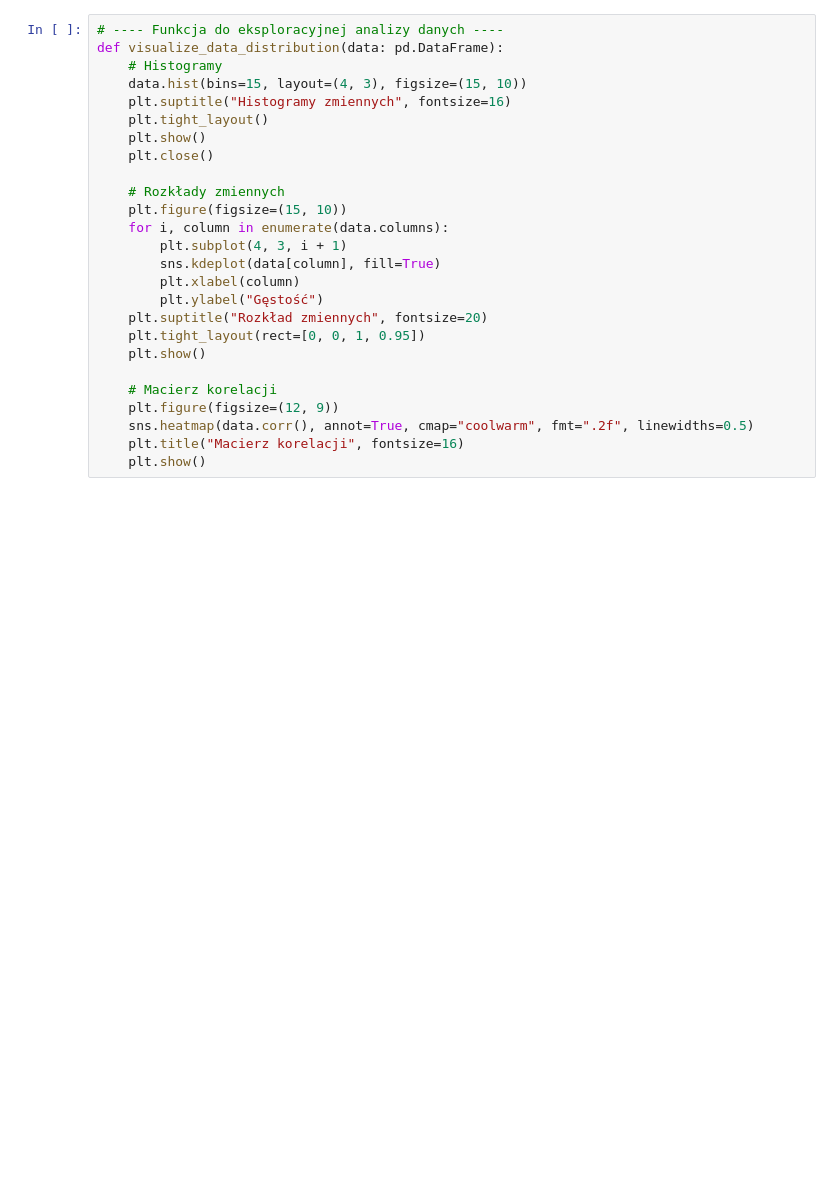
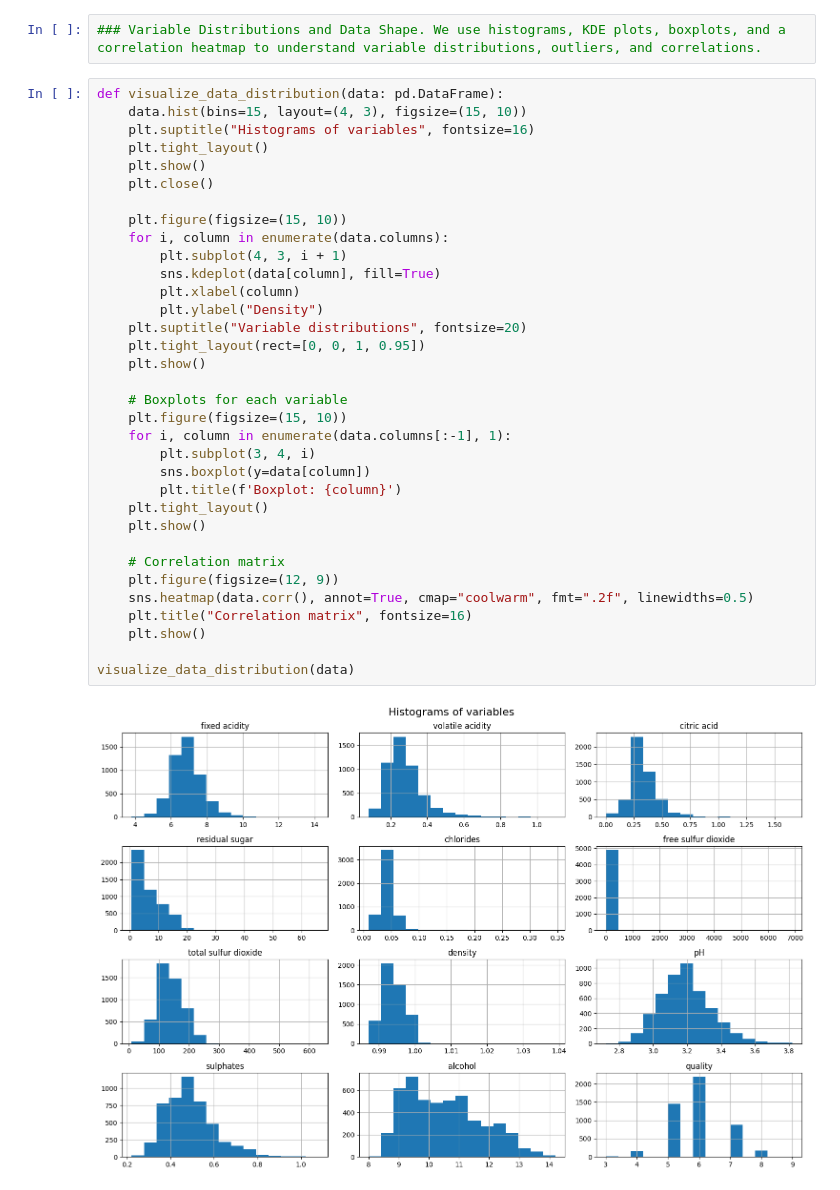
Before and after one commit to Zemby1996/Wine-Project---Visualisation, a Jupyter notebook: projekt-wino-notebook.ipynb, the cells around one changed output. Drawn from its saved outputs; the diff is of its cells as text; blank space fills up the shorter version.

```diff
--- a/projekt-wino-notebook.ipynb
+++ b/projekt-wino-notebook.ipynb
@@ -38,26 +57,38 @@ def load_and_clean_data(file_path: str, sep: str = ";") -> pd.DataFrame:
+# %%
+### Variable Distributions and Data Shape. We use histograms, KDE plots, boxplots, and a correlation heatmap to understand variable distributions, outliers, and correlations.
 # %%
-# ---- Funkcja do eksploracyjnej analizy danych ----
 def visualize_data_distribution(data: pd.DataFrame):
-    # Histogramy
     data.hist(bins=15, layout=(4, 3), figsize=(15, 10))
-    plt.suptitle("Histogramy zmiennych", fontsize=16)
+    plt.suptitle("Histograms of variables", fontsize=16)
     plt.tight_layout()
     plt.show()
     plt.close()
 
-    # Rozkłady zmiennych
     plt.figure(figsize=(15, 10))
     for i, column in enumerate(data.columns):
         plt.subplot(4, 3, i + 1)
         sns.kdeplot(data[column], fill=True)
         plt.xlabel(column)
-        plt.ylabel("Gęstość")
-    plt.suptitle("Rozkład zmiennych", fontsize=20)
+        plt.ylabel("Density")
+    plt.suptitle("Variable distributions", fontsize=20)
     plt.tight_layout(rect=[0, 0, 1, 0.95])
     plt.show()
 
-    # Macierz korelacji
+    # Boxplots for each variable
+    plt.figure(figsize=(15, 10))
+    for i, column in enumerate(data.columns[:-1], 1):
+        plt.subplot(3, 4, i)
+        sns.boxplot(y=data[column])
+        plt.title(f'Boxplot: {column}')
+    plt.tight_layout()
+    plt.show()
+
+    # Correlation matrix
     plt.figure(figsize=(12, 9))
     sns.heatmap(data.corr(), annot=True, cmap="coolwarm", fmt=".2f", linewidths=0.5)
-    plt.title("Macierz korelacji", fontsize=16)
+    plt.title("Correlation matrix", fontsize=16)
     plt.show()
+
+visualize_data_distribution(data)
+# %% [output]
+[figure, added]
```
Also changed, not shown: parts of 23 cells of this notebook.
